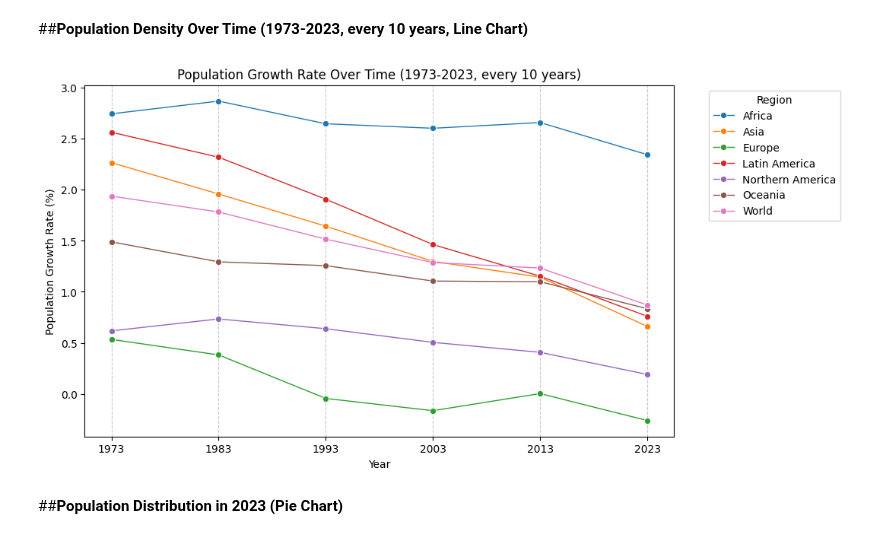
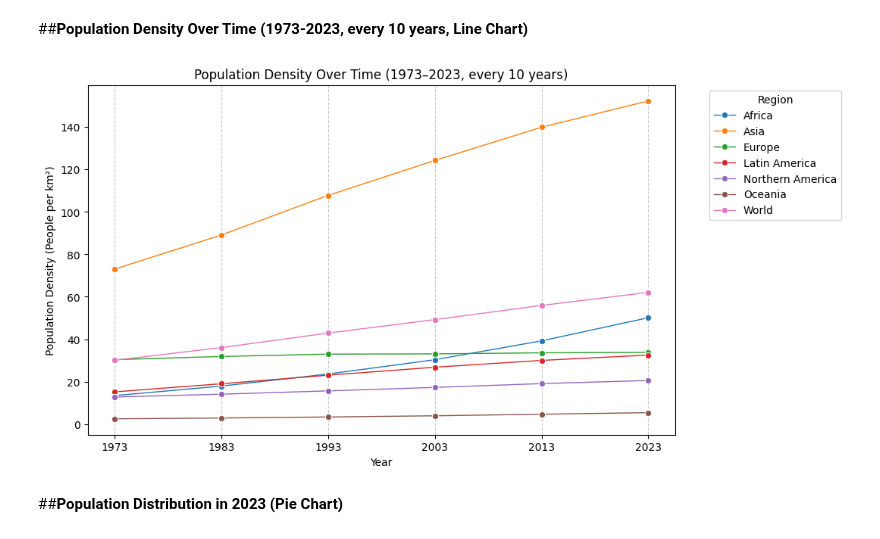
Before and after one commit to kamangirkhan/Data110, a Jupyter notebook: Project 1/Project_1.ipynb, the cells around one changed output. Drawn from its saved outputs; the diff is of its cells as text; code cells hidden in the pictures.

```diff
--- a/Project 1/Project_1.ipynb
+++ b/Project 1/Project_1.ipynb
@@ -122,26 +121,26 @@ plt.show()
 # %%
 import pandas as pd
 import matplotlib.pyplot as plt
 import seaborn as sns
 
 world_pop = pop[pop['area'].isin(world)]
 
-world_pop_time_growth = world_pop[(world_pop['year'] % 10 == 3) & (world_pop['year'].between(1973, 2023))]
+world_pop_time_density = world_pop[(world_pop['year'] % 10 == 3) & (world_pop['year'].between(1973, 2023))]
 
 plt.figure(figsize=(10, 6))
 
-sns.lineplot(data=world_pop_time_growth, x="year", y="natural_population_growth_rate", hue="area", marker="o", linewidth=1)
+sns.lineplot(data=world_pop_time_density, x="year", y="population_density", hue="area", marker="o", linewidth=1)
 
-plt.title("Population Growth Rate Over Time (1973-2023, every 10 years)")
+plt.title("Population Density Over Time (1973–2023, every 10 years)")
 plt.xlabel("Year")
-plt.ylabel("Population Growth Rate (%)")
+plt.ylabel("Population Density (People per km²)")
 plt.xticks(range(1973, 2024, 10))
 plt.grid(axis='x', linestyle="--", alpha=0.7)
 plt.legend(title="Region", bbox_to_anchor=(1.05, 1), loc="upper left")
 
 plt.show()
 # %% [output]
-[figure, old version]
+[figure, new version]
 # %% [markdown]
 ##**Population Distribution in 2023 (Pie Chart)**
 # %%
```
Also changed, not shown: parts of 5 cells of this notebook.
